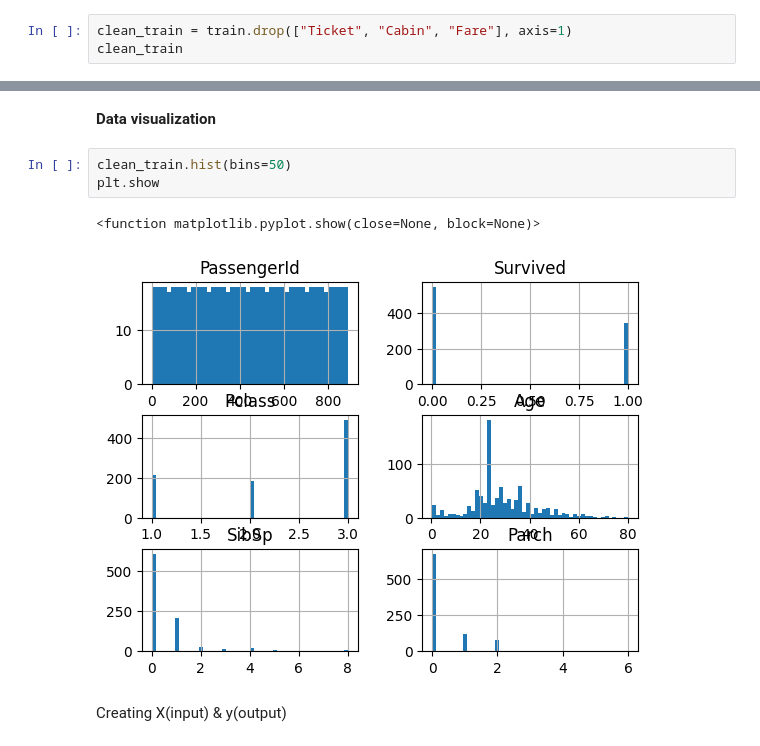
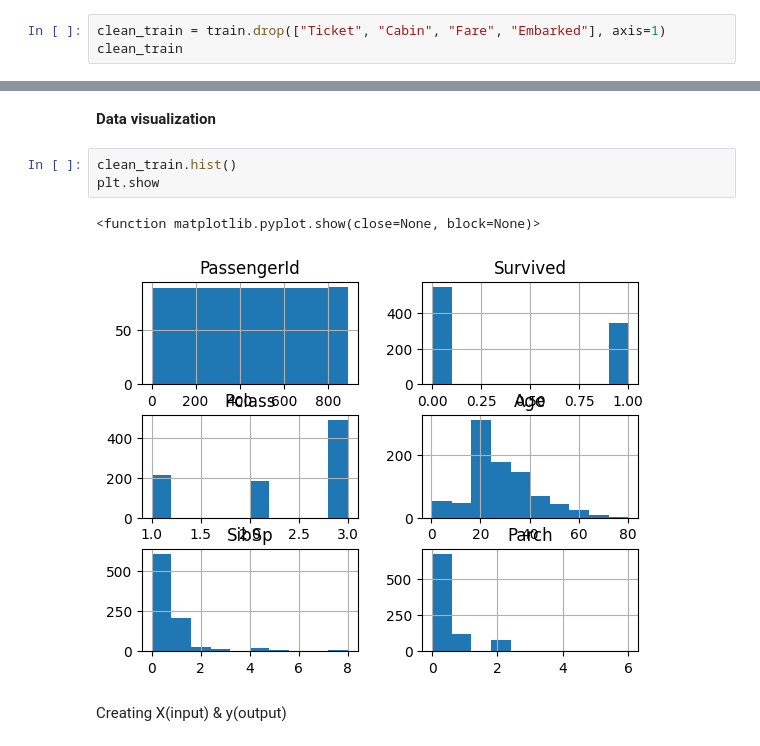
Before and after one commit to akhilesh2009/Titanic---Machine-Learning-from-Disaster, a Jupyter notebook: Titanic_Machine_Learning_from_Disaster.ipynb, the cells around one changed output, grey strips where cells are left out. Saved outputs shown, nothing was run; the diff lists cells and outputs as text.

```diff
--- a/Titanic_Machine_Learning_from_Disaster.ipynb
+++ b/Titanic_Machine_Learning_from_Disaster.ipynb
@@ -51,6 +51,6 @@ train.info
 # %% [markdown]
 **Dropping useless columns**
 # %%
-clean_train = train.drop(["Ticket", "Cabin", "Fare"], axis=1)
+clean_train = train.drop(["Ticket", "Cabin", "Fare", "Embarked"], axis=1)
 clean_train
 # %% [output]
@@ -90,11 +90,11 @@ clean_train
 # %% [markdown]
 **Data visualization**
 # %%
-clean_train.hist(bins=50)
+clean_train.hist()
 plt.show
 # %% [output]
 <function matplotlib.pyplot.show(close=None, block=None)>
-[figure, old version]
+[figure, new version]
 # %% [markdown]
 Creating X(input) & y(output)
 # %%
```
Also changed, not shown: parts of 3 cells of this notebook.
